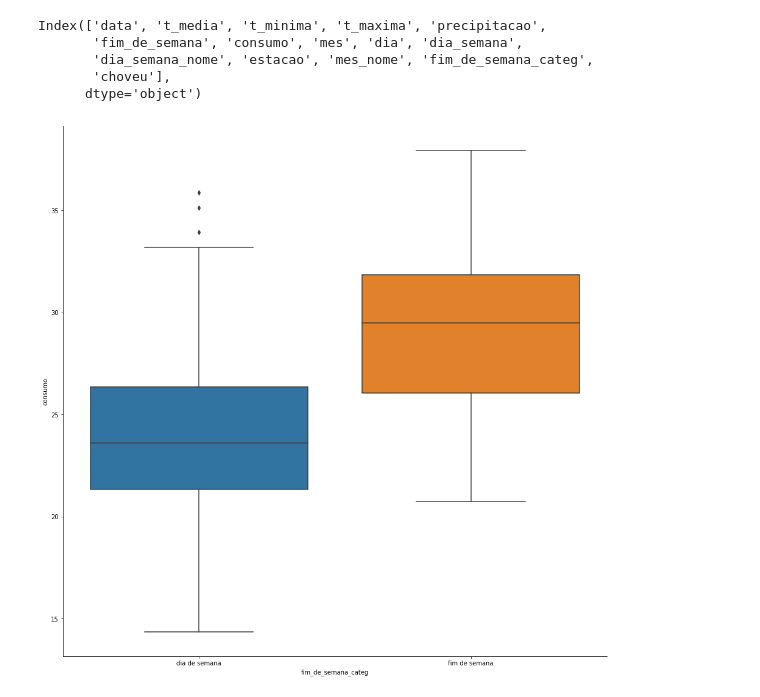
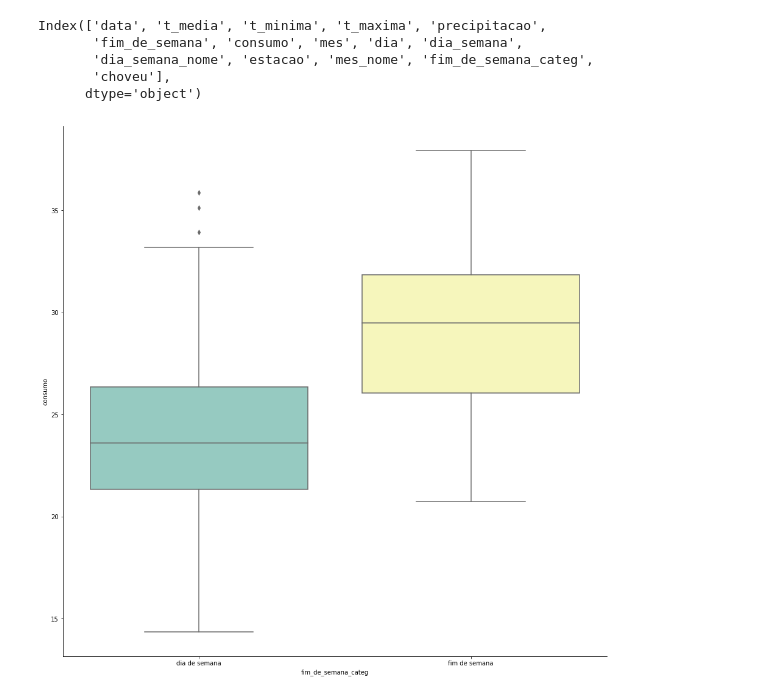
Before and after one commit to lorransr/beer_sp, a Jupyter notebook: beer_analysis.ipynb, the cells around one changed output. Saved outputs shown, nothing was run; the diff lists cells and outputs as text; code cells hidden in the pictures.

```diff
--- a/beer_analysis.ipynb
+++ b/beer_analysis.ipynb
@@ -202,12 +201,13 @@ Index(['data', 't_media', 't_minima', 't_maxima', 'precipitacao',
 # %%
 f, ax = plt.subplots(figsize=(16, 16))
 
 sns.boxplot(x="fim_de_semana_categ",
-               y = "consumo",
-               data=df)
+            y = "consumo",
+            palette = "Set3",
+            data=df)
 sns.despine()
 # %% [output]
-[figure, old version]
+[figure, new version]
 # %%
 f, ax = plt.subplots(figsize=(16, 16))
 sns.scatterplot(x = "t_maxima",
```
Also changed, not shown: parts of 15 cells of this notebook.
